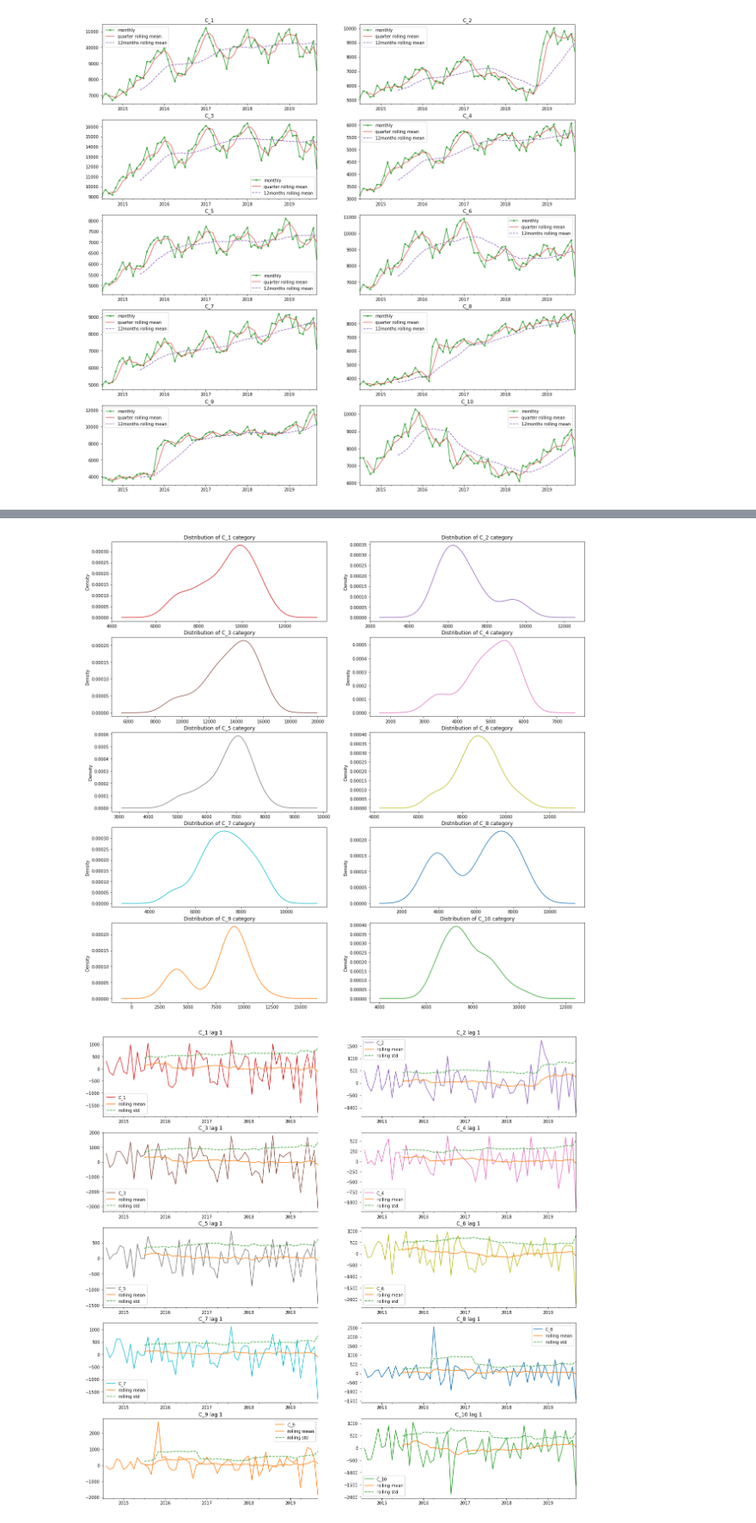
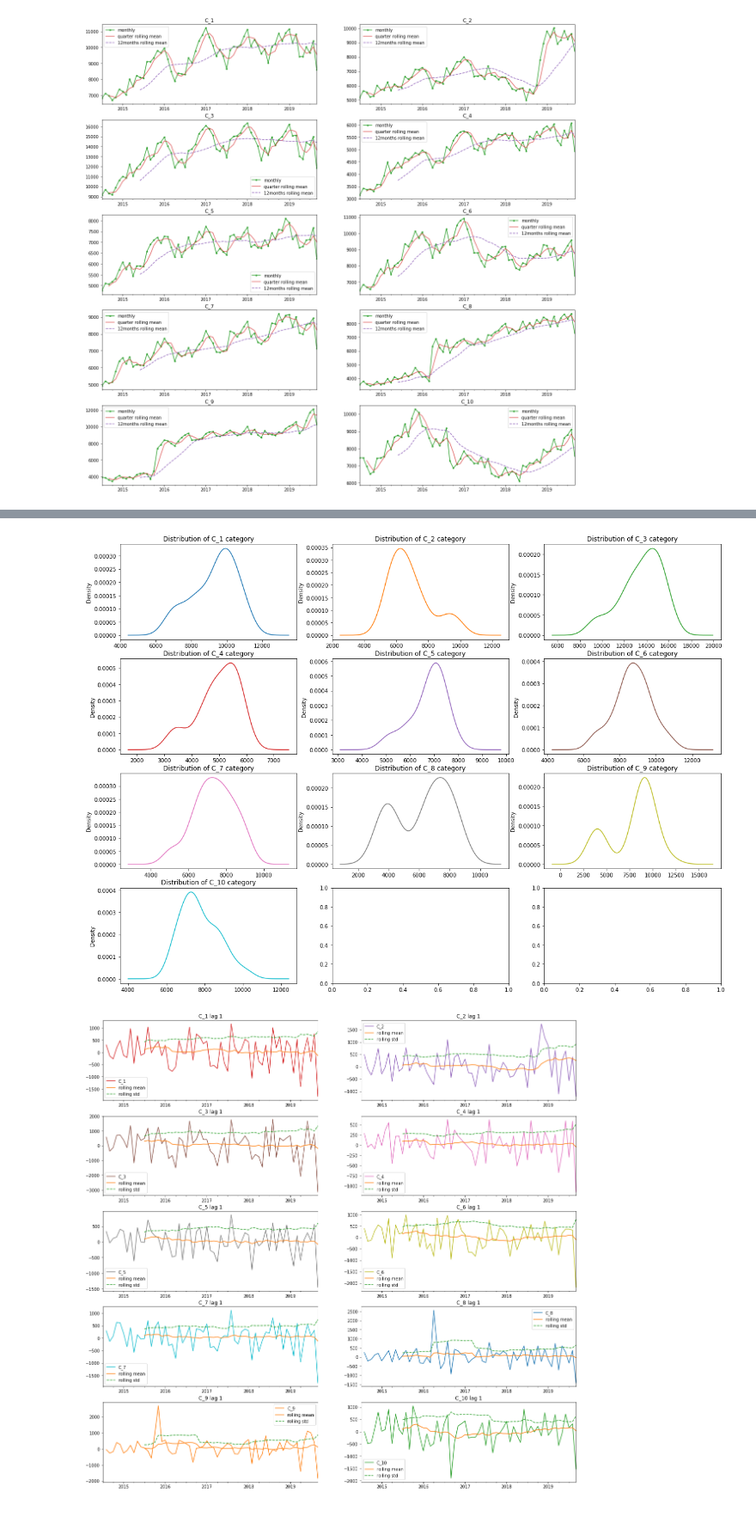
Before and after one commit to Mounji-Salma/Forecasting_App, a Jupyter notebook: data exploration.ipynb, the cells around one changed output, grey strips where cells are left out. Shown at 86% size. Drawn from its saved outputs; the diff is of its cells as text; code cells hidden in the pictures.

```diff
--- a/data exploration.ipynb
+++ b/data exploration.ipynb
@@ -10,7 +17,7 @@ print("setup complete")
 # %% [output]
 setup complete
 # %%
-sales = pd.read_csv('C:/Users/hp/Documents/Forecasting_Project/sales_data.csv', sep=';', decimal=',',\
+sales = pd.read_csv('sales_data.csv', sep=';', decimal=',',\
                     index_col=0, parse_dates=True)
 # %%
 sales.head()
@@ -62,13 +76,13 @@ plt.show()
 # %%
-fig, axs = plt.subplots(5, 2, figsize=(20, 20))
+fig, axs = plt.subplots(4, 3, figsize=(20, 15))
 axs = axs.flatten()
 for i, item in enumerate(sales.columns):
     sales[item].plot(kind='density',
                          title=f'Distribution of {item} category',
                      color=next(color_cycle),
                      ax=axs[i])
 # %% [output]
-[figure, old version]
+[figure, new version]
 # %%
 fig, axs = plt.subplots(5, 2, figsize=(20, 20))
 axs = axs.flatten()
```
Also changed, not shown: parts of 18 cells of this notebook.
